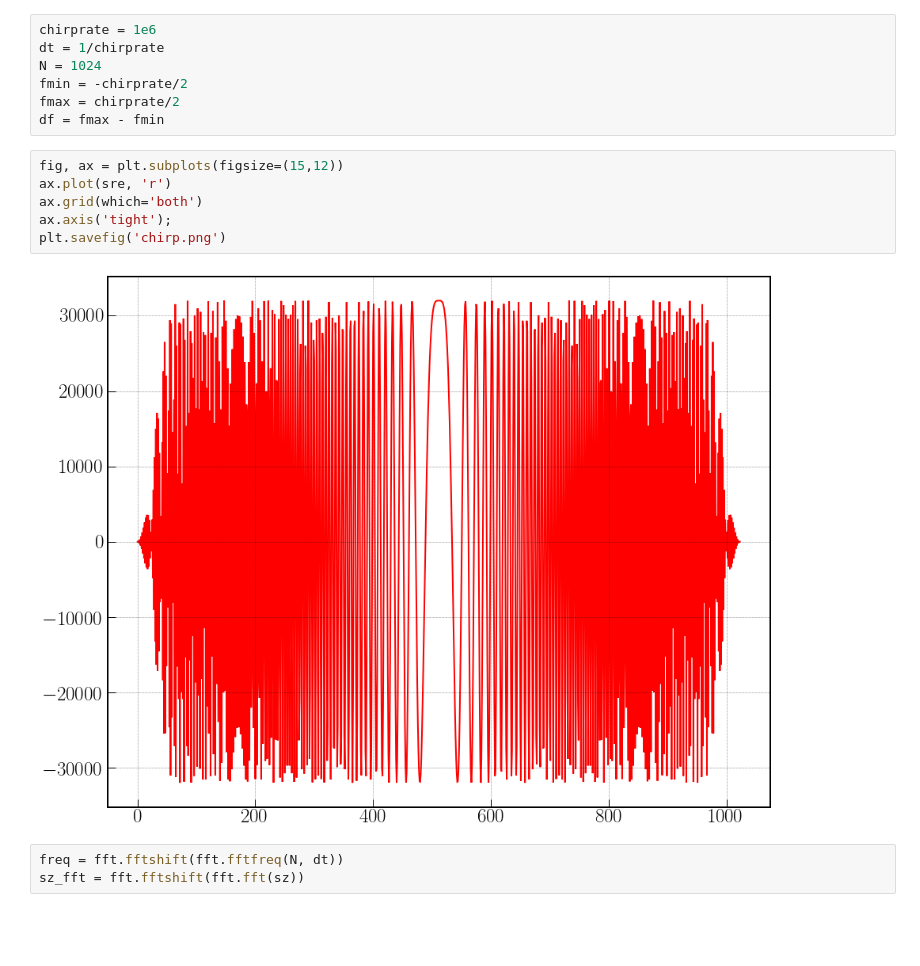
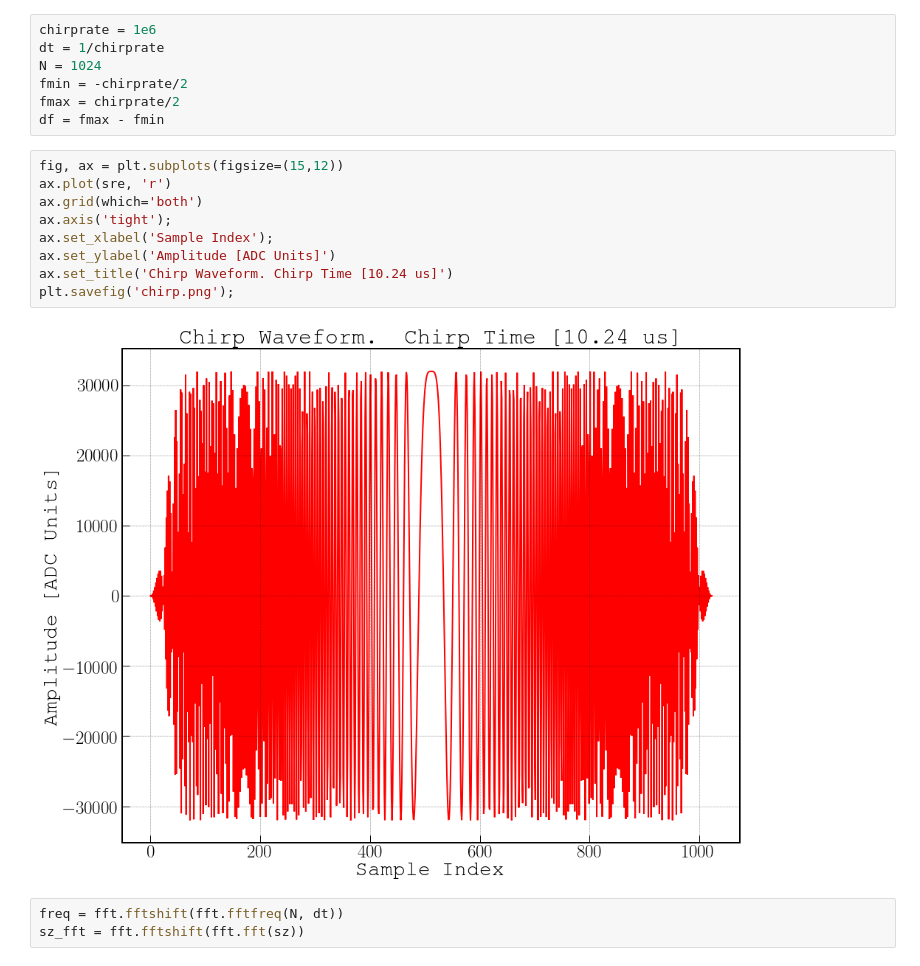
Before and after one commit to WanduiAlbert/ResoBolo, a Jupyter notebook: code/Slow Chirp Measurements.ipynb, the cells around one changed output. Drawn from its saved outputs; the diff is of its cells as text; blank space fills up the shorter version.

```diff
--- a/code/Slow Chirp Measurements.ipynb
+++ b/code/Slow Chirp Measurements.ipynb
@@ -19,11 +19,14 @@ df = fmax - fmin
 # %%
 fig, ax = plt.subplots(figsize=(15,12))
 ax.plot(sre, 'r')
 ax.grid(which='both')
 ax.axis('tight');
-plt.savefig('chirp.png')
+ax.set_xlabel('Sample Index');
+ax.set_ylabel('Amplitude [ADC Units]')
+ax.set_title('Chirp Waveform. Chirp Time [10.24 us]')
+plt.savefig('chirp.png');
 # %% [output]
-[figure, old version]
+[figure, new version]
 # %%
 freq = fft.fftshift(fft.fftfreq(N, dt))
 sz_fft = fft.fftshift(fft.fft(sz))
```
Also changed, not shown: parts of 5 cells of this notebook, 13 other files.
